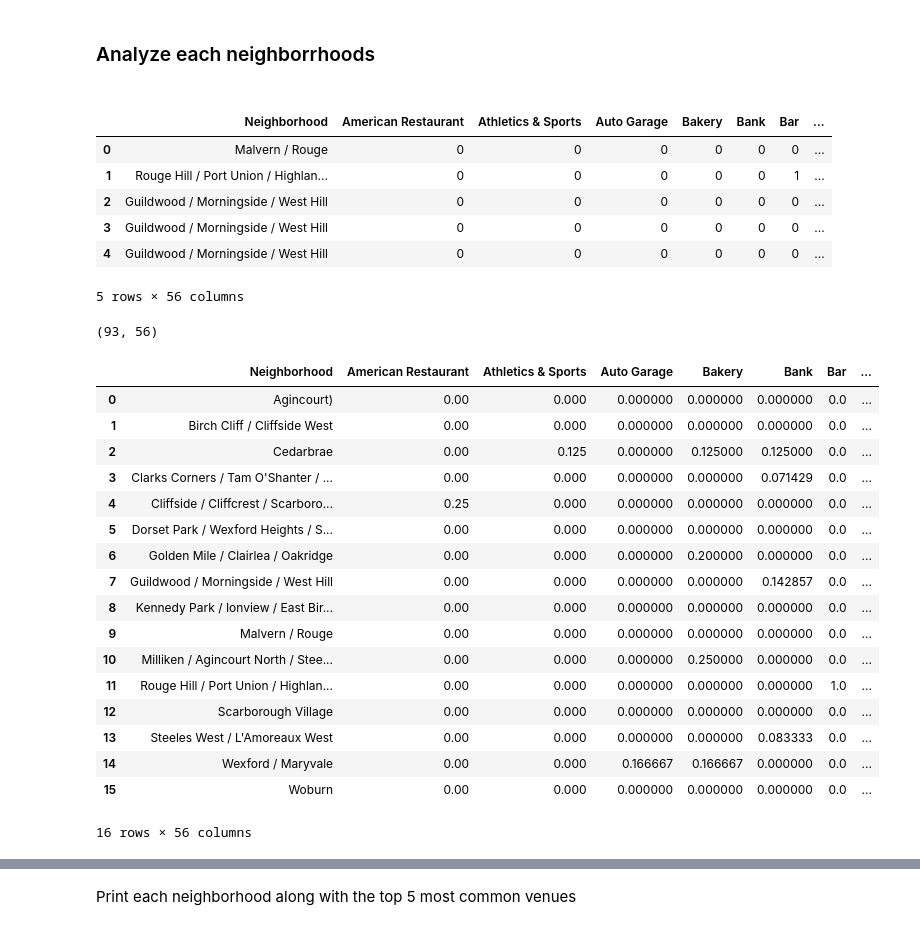
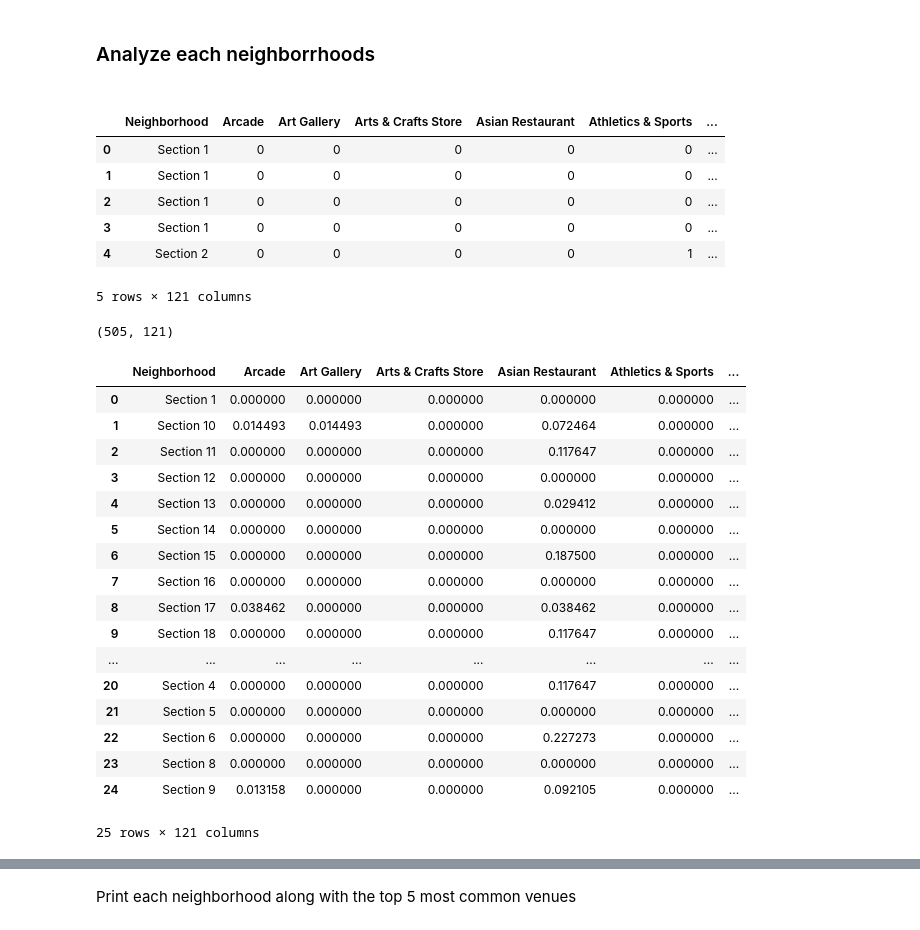
Before and after one commit to anuarmusa/Coursera_Capstone, a Jupyter notebook: Coursera_Capstone_NBv2.ipynb, the cells around one changed output, grey strips where cells are left out. Saved outputs shown, nothing was run; the diff lists cells and outputs as text; code cells hidden in the pictures.

```diff
--- a/Coursera_Capstone_NBv2.ipynb
+++ b/Coursera_Capstone_NBv2.ipynb
@@ -276,7 +175,7 @@ Create the GET request URL. Name your URL url.
 # %%
 # type your answer here
 LIMIT = 100 # limit of number of venues returned by Foursquare API
-radius = 500 # define radius
+radius = 1000 # define radius
 # create URL
 url = 'https://api.foursquare.com/v2/venues/explore?&client_id={}&client_secret={}&v={}&ll={},{}&radius={}&limit={}'.format(
     CLIENT_ID,
@@ -292,3 +193,6 @@ url # display URL
+# %%
+results = requests.get(url).json()
+#results
 # %%
 # function that extracts the category of the venue
 def get_category_type(row):
@@ -371,8 +276,8 @@ def getNearbyVenues(names, latitudes, longitudes, radius=500):
 # %% [markdown]
 create a new dataframe called scarborough_venues for each neighborhood
 # %%
-scarborough_venues = getNearbyVenues(names=scarborough_data['Neighborhood'],
-                                   latitudes=scarborough_data['Latitude'],
-                                   longitudes=scarborough_data['Longitude']
+ShahAlam_venues = getNearbyVenues(names=ShahAlam_data['Neighborhood'],
+                                   latitudes=ShahAlam_data['Latitude'],
+                                   longitudes=ShahAlam_data['Longitude']
                                   )
 # %% [output]
@@ -437,48 +342,48 @@ There are 55 uniques categories.
 <h3>Analyze each neighborrhoods<h3>
 # %%
 # one hot encoding
-scarborough_onehot = pd.get_dummies(scarborough_venues[['Venue Category']], prefix="", prefix_sep="")
+ShahAlam_onehot = pd.get_dummies(ShahAlam_venues[['Venue Category']], prefix="", prefix_sep="")
 
 # add neighborhood column back to dataframe
-scarborough_onehot['Neighborhood'] = scarborough_venues['Neighborhood']
+ShahAlam_onehot['Neighborhood'] = ShahAlam_venues['Neighborhood']
 
 # move neighborhood column to the first column
-fixed_columns = [scarborough_onehot.columns[-1]] + list(scarborough_onehot.columns[:-1])
-scarborough_onehot = scarborough_onehot[fixed_columns]
+fixed_columns = [ShahAlam_onehot.columns[-1]] + list(ShahAlam_onehot.columns[:-1])
+ShahAlam_onehot = ShahAlam_onehot[fixed_columns]
 
-scarborough_onehot.head()
+ShahAlam_onehot.head()
 # %% [output]
-|  | Neighborhood | American Restaurant | Athletics & Sports | Auto Garage | Bakery | Bank | Bar | ... |
-| 0 | Malvern / Rouge | 0 | 0 | 0 | 0 | 0 | 0 | ... |
-| 1 | Rouge Hill / Port Union / Highlan... | 0 | 0 | 0 | 0 | 0 | 1 | ... |
-| 2 | Guildwood / Morningside / West Hill | 0 | 0 | 0 | 0 | 0 | 0 | ... |
-| 3 | Guildwood / Morningside / West Hill | 0 | 0 | 0 | 0 | 0 | 0 | ... |
-| 4 | Guildwood / Morningside / West Hill | 0 | 0 | 0 | 0 | 0 | 0 | ... |
+|  | Neighborhood | Arcade | Art Gallery | Arts & Crafts Store | Asian Restaurant | Athletics & Sports | ... |
+| 0 | Section 1 | 0 | 0 | 0 | 0 | 0 | ... |
+| 1 | Section 1 | 0 | 0 | 0 | 0 | 0 | ... |
+| 2 | Section 1 | 0 | 0 | 0 | 0 | 0 | ... |
+| 3 | Section 1 | 0 | 0 | 0 | 0 | 0 | ... |
+| 4 | Section 2 | 0 | 0 | 0 | 0 | 1 | ... |
-5 rows × 56 columns
+5 rows × 121 columns
 # %%
-scarborough_onehot.shape
+ShahAlam_onehot.shape
 # %% [output]
-(93, 56)
+(505, 121)
 # %%
-scarborough_grouped = scarborough_onehot.groupby('Neighborhood').mean().reset_index()
-scarborough_grouped
+ShahAlam_grouped = ShahAlam_onehot.groupby('Neighborhood').mean().reset_index()
+ShahAlam_grouped
 # %% [output]
-|  | Neighborhood | American Restaurant | Athletics & Sports | Auto Garage | Bakery | Bank | Bar | ... |
-| 0 | Agincourt) | 0.00 | 0.000 | 0.000000 | 0.000000 | 0.000000 | 0.0 | ... |
-| 1 | Birch Cliff / Cliffside West | 0.00 | 0.000 | 0.000000 | 0.000000 | 0.000000 | 0.0 | ... |
-| 2 | Cedarbrae | 0.00 | 0.125 | 0.000000 | 0.125000 | 0.125000 | 0.0 | ... |
-| 3 | Clarks Corners / Tam O'Shanter / ... | 0.00 | 0.000 | 0.000000 | 0.000000 | 0.071429 | 0.0 | ... |
-| 4 | Cliffside / Cliffcrest / Scarboro... | 0.25 | 0.000 | 0.000000 | 0.000000 | 0.000000 | 0.0 | ... |
-| 5 | Dorset Park / Wexford Heights / S... | 0.00 | 0.000 | 0.000000 | 0.000000 | 0.000000 | 0.0 | ... |
-| 6 | Golden Mile / Clairlea / Oakridge | 0.00 | 0.000 | 0.000000 | 0.200000 | 0.000000 | 0.0 | ... |
-| 7 | Guildwood / Morningside / West Hill | 0.00 | 0.000 | 0.000000 | 0.000000 | 0.142857 | 0.0 | ... |
-| 8 | Kennedy Park / Ionview / East Bir... | 0.00 | 0.000 | 0.000000 | 0.000000 | 0.000000 | 0.0 | ... |
-| 9 | Malvern / Rouge | 0.00 | 0.000 | 0.000000 | 0.000000 | 0.000000 | 0.0 | ... |
-| 10 | Milliken / Agincourt North / Stee... | 0.00 | 0.000 | 0.000000 | 0.250000 | 0.000000 | 0.0 | ... |
-| 11 | Rouge Hill / Port Union / Highlan... | 0.00 | 0.000 | 0.000000 | 0.000000 | 0.000000 | 1.0 | ... |
-| 12 | Scarborough Village | 0.00 | 0.000 | 0.000000 | 0.000000 | 0.000000 | 0.0 | ... |
-| 13 | Steeles West / L'Amoreaux West | 0.00 | 0.000 | 0.000000 | 0.000000 | 0.083333 | 0.0 | ... |
-| 14 | Wexford / Maryvale | 0.00 | 0.000 | 0.166667 | 0.166667 | 0.000000 | 0.0 | ... |
-| 15 | Woburn | 0.00 | 0.000 | 0.000000 | 0.000000 | 0.000000 | 0.0 | ... |
+|  | Neighborhood | Arcade | Art Gallery | Arts & Crafts Store | Asian Restaurant | Athletics & Sports | ... |
+| 0 | Section 1 | 0.000000 | 0.000000 | 0.000000 | 0.000000 | 0.000000 | ... |
+| 1 | Section 10 | 0.014493 | 0.014493 | 0.000000 | 0.072464 | 0.000000 | ... |
+| 2 | Section 11 | 0.000000 | 0.000000 | 0.000000 | 0.117647 | 0.000000 | ... |
+| 3 | Section 12 | 0.000000 | 0.000000 | 0.000000 | 0.000000 | 0.000000 | ... |
+| 4 | Section 13 | 0.000000 | 0.000000 | 0.000000 | 0.029412 | 0.000000 | ... |
+| 5 | Section 14 | 0.000000 | 0.000000 | 0.000000 | 0.000000 | 0.000000 | ... |
+| 6 | Section 15 | 0.000000 | 0.000000 | 0.000000 | 0.187500 | 0.000000 | ... |
+| 7 | Section 16 | 0.000000 | 0.000000 | 0.000000 | 0.000000 | 0.000000 | ... |
+| 8 | Section 17 | 0.038462 | 0.000000 | 0.000000 | 0.038462 | 0.000000 | ... |
+| 9 | Section 18 | 0.000000 | 0.000000 | 0.000000 | 0.117647 | 0.000000 | ... |
+| ... | ... | ... | ... | ... | ... | ... | ... |
+| 20 | Section 4 | 0.000000 | 0.000000 | 0.000000 | 0.117647 | 0.000000 | ... |
+| 21 | Section 5 | 0.000000 | 0.000000 | 0.000000 | 0.000000 | 0.000000 | ... |
+| 22 | Section 6 | 0.000000 | 0.000000 | 0.000000 | 0.227273 | 0.000000 | ... |
+| 23 | Section 8 | 0.000000 | 0.000000 | 0.000000 | 0.000000 | 0.000000 | ... |
+| 24 | Section 9 | 0.013158 | 0.000000 | 0.000000 | 0.092105 | 0.000000 | ... |
-16 rows × 56 columns
+25 rows × 121 columns
 # %%
```
Also changed, not shown: parts of 66 cells of this notebook.
